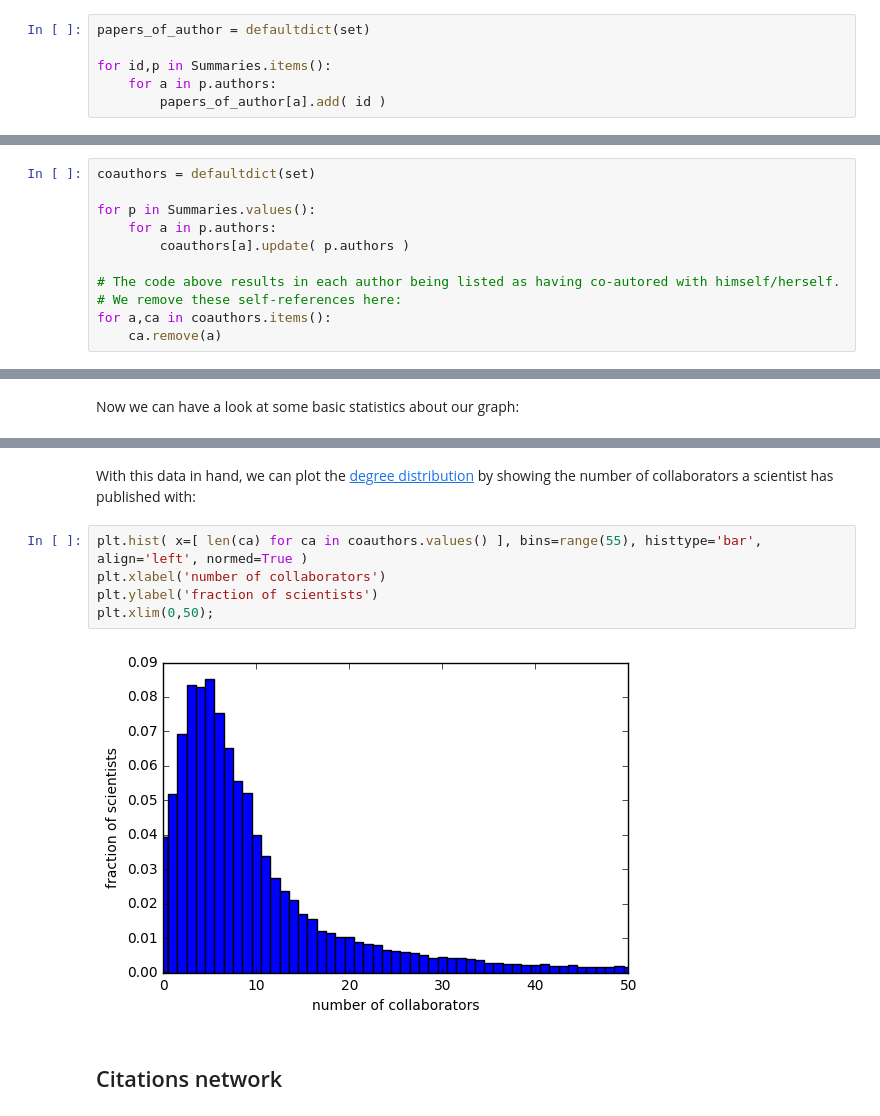
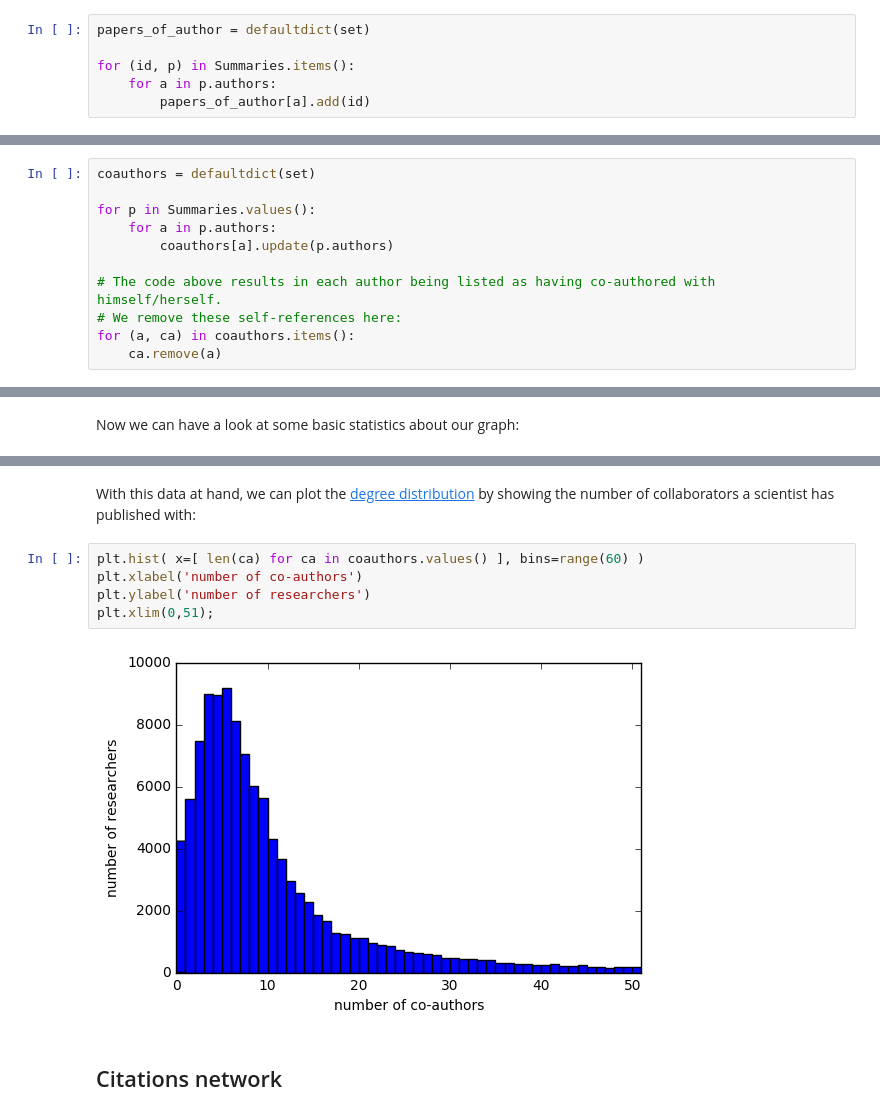
Before and after one commit to VUInformationRetrieval/IR2016_2017, a Jupyter notebook: 04_analysis.ipynb, the cells around one changed output, grey strips where cells are left out. Drawn from its saved outputs; the diff is of its cells as text.

```diff
--- a/04_analysis.ipynb
+++ b/04_analysis.ipynb
@@ -108,6 +105,6 @@ We'll be using Python's [sets](http://docs.python.org/3/library/stdtypes.html#se
 # %%
 papers_of_author = defaultdict(set)
 
-for id,p in Summaries.items():
+for (id, p) in Summaries.items():
     for a in p.authors:
-        papers_of_author[a].add( id )
+        papers_of_author[a].add(id)
@@ -132,9 +131,9 @@ coauthors = defaultdict(set)
 
 for p in Summaries.values():
     for a in p.authors:
-        coauthors[a].update( p.authors )
+        coauthors[a].update(p.authors)
 
-# The code above results in each author being listed as having co-autored with himself/herself.
+# The code above results in each author being listed as having co-authored with himself/herself.
 # We remove these self-references here:
-for a,ca in coauthors.items():
+for (a, ca) in coauthors.items():
     ca.remove(a)
@@ -154,12 +156,12 @@ Number of links:  2488486 (link = collaboration between the two linked authors o
 # %% [markdown]
-With this data in hand, we can plot the [degree distribution](https://en.wikipedia.org/wiki/Degree_distribution) by showing the number of collaborators a scientist has published with:
+With this data at hand, we can plot the [degree distribution](https://en.wikipedia.org/wiki/Degree_distribution) by showing the number of collaborators a scientist has published with:
 # %%
-plt.hist( x=[ len(ca) for ca in coauthors.values() ], bins=range(55), histtype='bar', align='left', normed=True )
-plt.xlabel('number of collaborators')
-plt.ylabel('fraction of scientists')
-plt.xlim(0,50);
+plt.hist( x=[ len(ca) for ca in coauthors.values() ], bins=range(60) )
+plt.xlabel('number of co-authors')
+plt.ylabel('number of researchers')
+plt.xlim(0,51);
 # %% [output]
-[figure, old version]
+[figure, new version]
 # %% [markdown]
 ## Citations network
 # %% [markdown]
```
Also changed, not shown: parts of 21 cells of this notebook.
